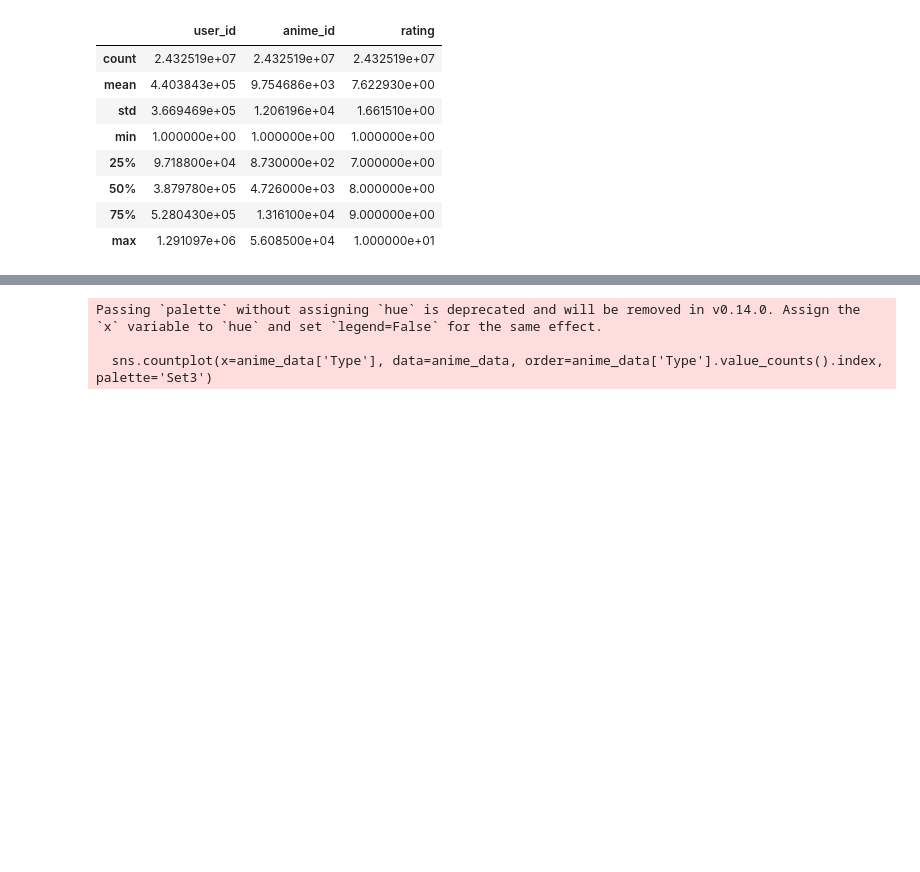
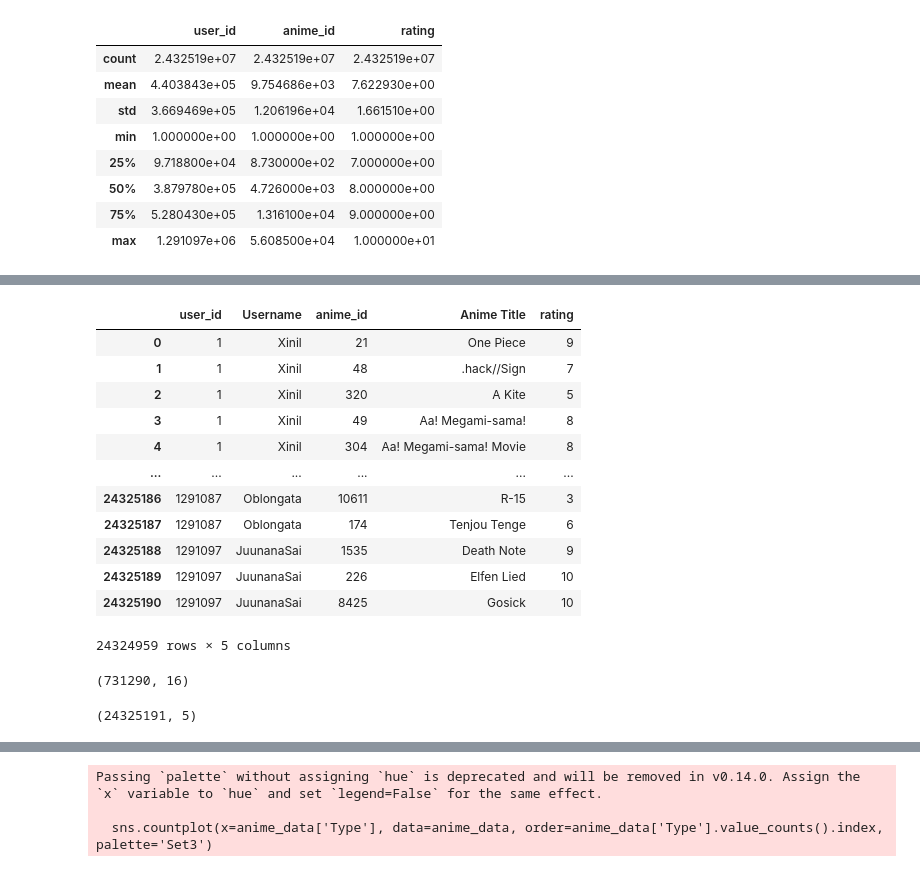
Before and after one commit to Agim-dudu/Sistem-Rekomendasi---Anime, a Jupyter notebook: Proyek_Akhir_Membuat_Model_Sistem_Rekomendasi.ipynb, the cells around one changed output, grey strips where cells are left out. Cells and saved outputs as stored; diff of their text form; code cells hidden in the pictures; blank space fills up the shorter version.

```diff
--- a/Proyek_Akhir_Membuat_Model_Sistem_Rekomendasi.ipynb
+++ b/Proyek_Akhir_Membuat_Model_Sistem_Rekomendasi.ipynb
@@ -221,0 +309,24 @@ Jumlah data rating:  24325191
+# %%
+user_rating.dropna()
+# %% [output]
+|  | user_id | Username | anime_id | Anime Title | rating |
+| 0 | 1 | Xinil | 21 | One Piece | 9 |
+| 1 | 1 | Xinil | 48 | .hack//Sign | 7 |
+| 2 | 1 | Xinil | 320 | A Kite | 5 |
+| 3 | 1 | Xinil | 49 | Aa! Megami-sama! | 8 |
+| 4 | 1 | Xinil | 304 | Aa! Megami-sama! Movie | 8 |
+| ... | ... | ... | ... | ... | ... |
+| 24325186 | 1291087 | Oblongata | 10611 | R-15 | 3 |
+| 24325187 | 1291087 | Oblongata | 174 | Tenjou Tenge | 6 |
+| 24325188 | 1291097 | JuunanaSai | 1535 | Death Note | 9 |
+| 24325189 | 1291097 | JuunanaSai | 226 | Elfen Lied | 10 |
+| 24325190 | 1291097 | JuunanaSai | 8425 | Gosick | 10 |
+24324959 rows × 5 columns
+# %%
+user_detail.shape
+# %% [output]
+(731290, 16)
+# %%
+user_rating.shape
+# %% [output]
+(24325191, 5)
```
Also changed, not shown: parts of 158 cells of this notebook, 2 other files.
